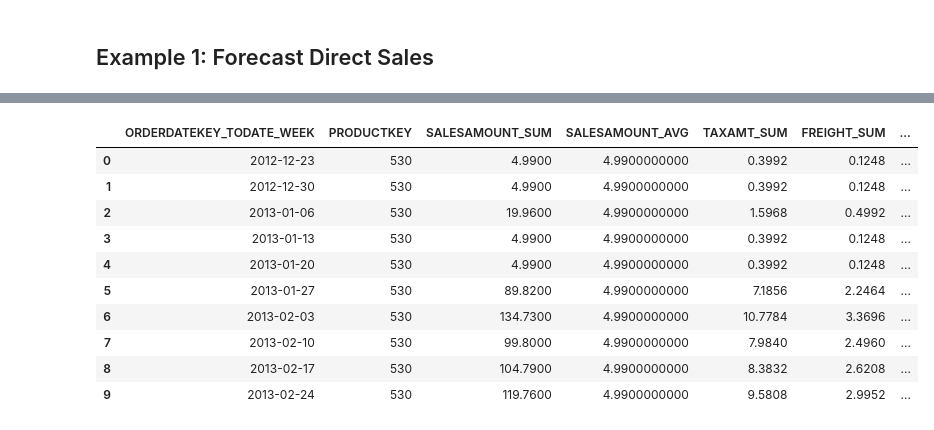
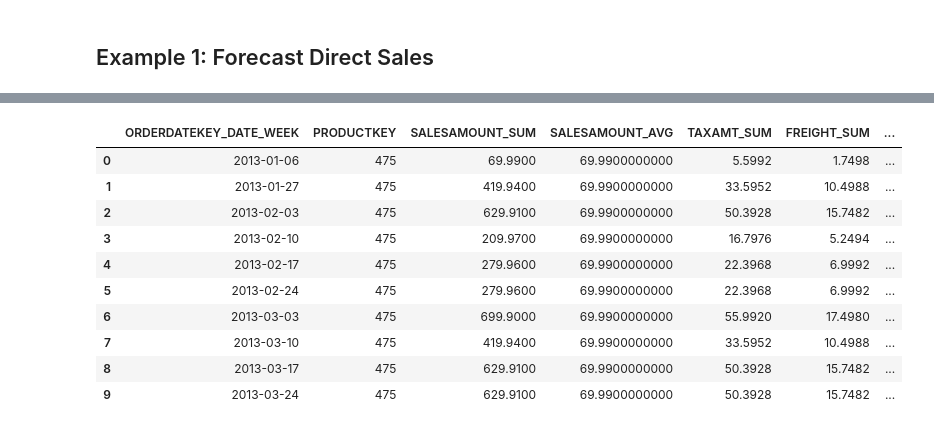
Before and after one commit to rasgointelligence/RasgoTransforms, a Jupyter notebook: UDT Tutorial.ipynb, the cells around one changed output, grey strips where cells are left out. Saved outputs shown, nothing was run; the diff lists cells and outputs as text; code cells hidden in the pictures.

```diff
--- a/UDT Tutorial.ipynb
+++ b/UDT Tutorial.ipynb
@@ -81,0 +80,5 @@ rasgo.read.source_data(internet_sales.id, limit=100).head()
+# %%
+# join internet_sales and product tables
+ds1 = internet_sales.join(join_table=product, join_type='LEFT', join_columns={'PRODUCTKEY':'PRODUCTKEY'})
+
+ds1.preview()
@@ -82,10 +118,7 @@ rasgo.read.source_data(internet_sales.id, limit=100).head()
 # %%
 # convert date string to date
 
-t1 = internet_sales.transform(
-  transform_name='to_date',
-  format_expression = 'YYYYMMDD',
-  date_columns = ['ORDERDATEKEY'])
+ds2 = ds1.to_date(dates={'ORDERDATEKEY':'YYYYMMDD'})
 
-print(t1.preview_sql())
+ds2.preview()
 # %% [output]
@@ -110,10 +137,7 @@ t1.preview()
 # %%
 # truncate date to week in a new column
 
-t2 = t1.transform(
-  transform_name='datetrunc',
-  date_part = 'week',
-  date_columns = ['ORDERDATEKEY_TODATE'])
+ds3 = ds2.datetrunc(date_part='week', date_columns=['ORDERDATEKEY_DATE'])
 
-t2.preview()
+ds3.preview()
 # %% [output]
@@ -132,15 +156,8 @@ t2.preview()
 # %%
 # aggregate sales to week
-
-t3 = t2.transform(
-  transform_name='aggregate',
-  group_items=['ORDERDATEKEY_TODATE_WEEK', 'PRODUCTKEY'],
-  aggregations={
-      'SALESAMOUNT': ['SUM', 'AVG'],
-      'TAXAMT': ['SUM'],
-      'FREIGHT': ['SUM']
-  }
+ds4 = ds3.aggregate(group_items=['ORDERDATEKEY_DATE_WEEK', 'PRODUCTKEY'],
+  aggregations={'SALESAMOUNT': ['SUM', 'AVG'], 'TAXAMT': ['SUM'],'FREIGHT': ['SUM']}
 )
 
-t3.preview()
+ds4.preview()
 # %% [output]
@@ -158,27 +195,24 @@ t3.preview()
 # %%
 # add lags for forecast model
 
-t4 = t3.transform(
-    transform_name='lag',
-    columns = ['SALESAMOUNT_SUM'],
+ds5 = ds4.lag(columns = ['SALESAMOUNT_SUM'],
     amounts = [1,2,3,4,26,52],
-    order_by = ['ORDERDATEKEY_TODATE_WEEK'],
-    partition = ['PRODUCTKEY']
-)
+    order_by = ['ORDERDATEKEY_DATE_WEEK'],
+    partition = ['PRODUCTKEY'])
 
-t4.preview()
+ds5.preview()
 # %% [output]
-|  | ORDERDATEKEY_TODATE_WEEK | PRODUCTKEY | SALESAMOUNT_SUM | SALESAMOUNT_AVG | TAXAMT_SUM | FREIGHT_SUM | ... |
-| 0 | 2012-12-23 | 530 | 4.9900 | 4.9900000000 | 0.3992 | 0.1248 | ... |
-| 1 | 2012-12-30 | 530 | 4.9900 | 4.9900000000 | 0.3992 | 0.1248 | ... |
-| 2 | 2013-01-06 | 530 | 19.9600 | 4.9900000000 | 1.5968 | 0.4992 | ... |
-| 3 | 2013-01-13 | 530 | 4.9900 | 4.9900000000 | 0.3992 | 0.1248 | ... |
-| 4 | 2013-01-20 | 530 | 4.9900 | 4.9900000000 | 0.3992 | 0.1248 | ... |
-| 5 | 2013-01-27 | 530 | 89.8200 | 4.9900000000 | 7.1856 | 2.2464 | ... |
-| 6 | 2013-02-03 | 530 | 134.7300 | 4.9900000000 | 10.7784 | 3.3696 | ... |
-| 7 | 2013-02-10 | 530 | 99.8000 | 4.9900000000 | 7.9840 | 2.4960 | ... |
-| 8 | 2013-02-17 | 530 | 104.7900 | 4.9900000000 | 8.3832 | 2.6208 | ... |
-| 9 | 2013-02-24 | 530 | 119.7600 | 4.9900000000 | 9.5808 | 2.9952 | ... |
+|  | ORDERDATEKEY_DATE_WEEK | PRODUCTKEY | SALESAMOUNT_SUM | SALESAMOUNT_AVG | TAXAMT_SUM | FREIGHT_SUM | ... |
+| 0 | 2013-01-06 | 475 | 69.9900 | 69.9900000000 | 5.5992 | 1.7498 | ... |
+| 1 | 2013-01-27 | 475 | 419.9400 | 69.9900000000 | 33.5952 | 10.4988 | ... |
+| 2 | 2013-02-03 | 475 | 629.9100 | 69.9900000000 | 50.3928 | 15.7482 | ... |
+| 3 | 2013-02-10 | 475 | 209.9700 | 69.9900000000 | 16.7976 | 5.2494 | ... |
+| 4 | 2013-02-17 | 475 | 279.9600 | 69.9900000000 | 22.3968 | 6.9992 | ... |
+| 5 | 2013-02-24 | 475 | 279.9600 | 69.9900000000 | 22.3968 | 6.9992 | ... |
+| 6 | 2013-03-03 | 475 | 699.9000 | 69.9900000000 | 55.9920 | 17.4980 | ... |
+| 7 | 2013-03-10 | 475 | 419.9400 | 69.9900000000 | 33.5952 | 10.4988 | ... |
+| 8 | 2013-03-17 | 475 | 629.9100 | 69.9900000000 | 50.3928 | 15.7482 | ... |
+| 9 | 2013-03-24 | 475 | 629.9100 | 69.9900000000 | 50.3928 | 15.7482 | ... |
 # %%
 # apply 80/20 train-test split
 
```
Also changed, not shown: parts of 20 cells of this notebook.
